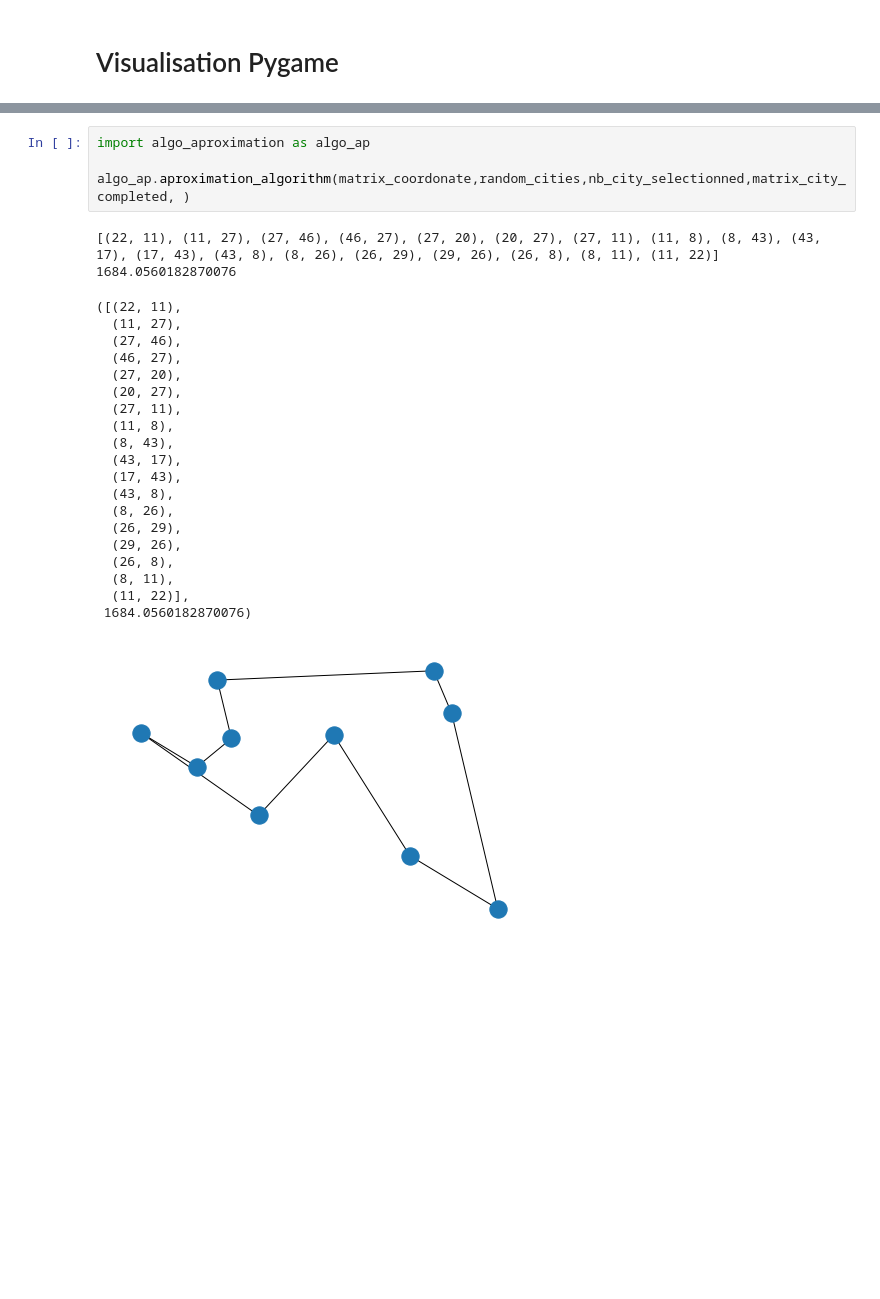
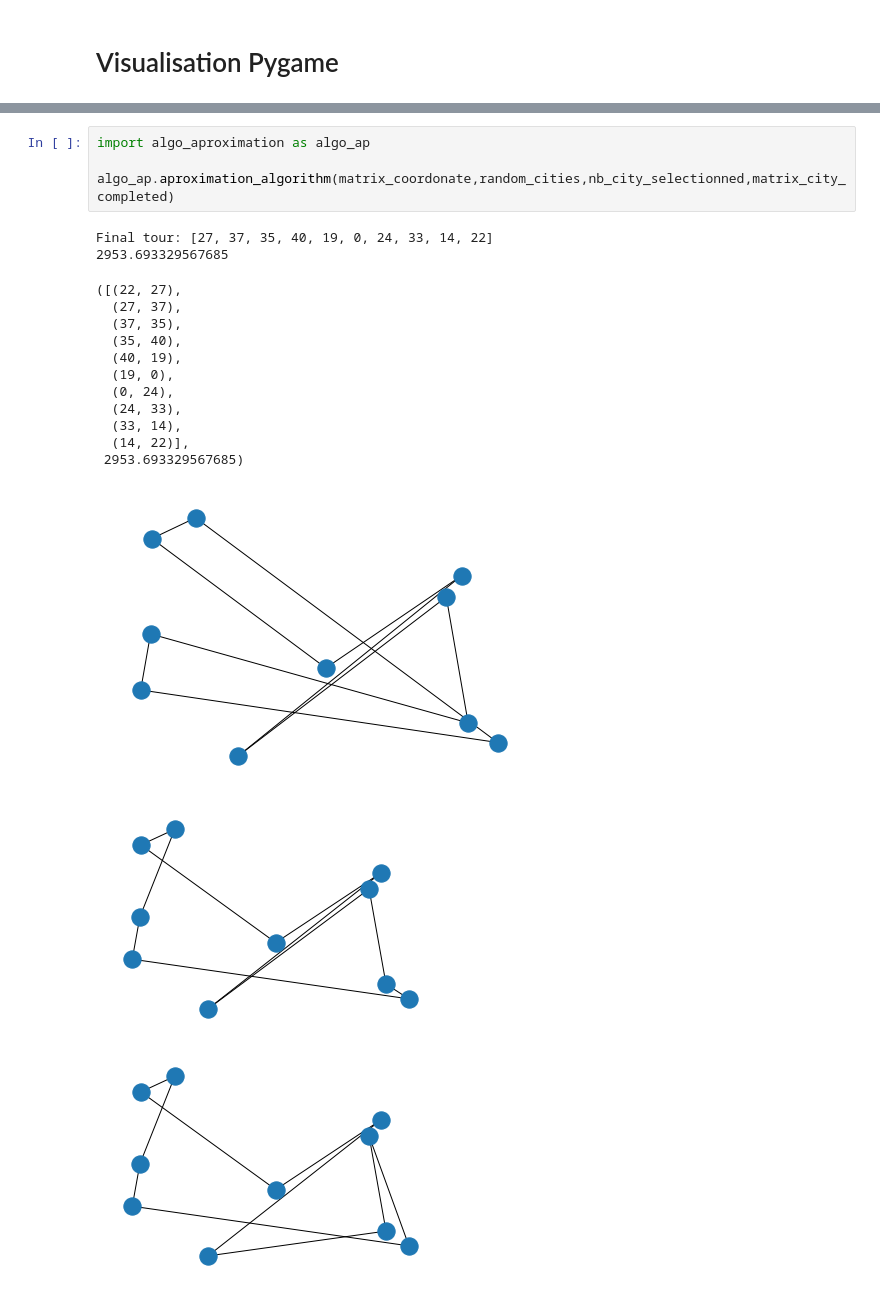
Before and after one commit to ColinHmrl/projet_algo, a Jupyter notebook: Projet_Algo.ipynb, the cells around one changed output, grey strips where cells are left out. Drawn from its saved outputs; the diff is of its cells as text; blank space fills up the shorter version.

Commit message:
Algo 2-otp

```diff
--- a/Projet_Algo.ipynb
+++ b/Projet_Algo.ipynb
@@ -75,27 +88,21 @@ NameError: name 'route_plan' is not defined
 # %%
 import algo_aproximation as algo_ap
 
-algo_ap.aproximation_algorithm(matrix_coordonate,random_cities,nb_city_selectionned,matrix_city_completed, )
+algo_ap.aproximation_algorithm(matrix_coordonate,random_cities,nb_city_selectionned,matrix_city_completed)
 # %% [output]
-[(22, 11), (11, 27), (27, 46), (46, 27), (27, 20), (20, 27), (27, 11), (11, 8), (8, 43), (43, 17), (17, 43), (43, 8), (8, 26), (26, 29), (29, 26), (26, 8), (8, 11), (11, 22)]
-1684.0560182870076
+Final tour: [27, 37, 35, 40, 19, 0, 24, 33, 14, 22]
+2953.693329567685
-([(22, 11),
-  (11, 27),
-  (27, 46),
-  (46, 27),
-  (27, 20),
-  (20, 27),
-  (27, 11),
-  (11, 8),
-  (8, 43),
-  (43, 17),
-  (17, 43),
-  (43, 8),
-  (8, 26),
-  (26, 29),
-  (29, 26),
-  (26, 8),
-  (8, 11),
-  (11, 22)],
- 1684.0560182870076)
+([(22, 27),
+  (27, 37),
+  (37, 35),
+  (35, 40),
+  (40, 19),
+  (19, 0),
+  (0, 24),
+  (24, 33),
+  (33, 14),
+  (14, 22)],
+ 2953.693329567685)
-[figure, old version]
+[figure, new version]
+[figure, added]
+[figure, added]
```
Also changed, not shown: parts of 5 cells of this notebook, 2 other files.
